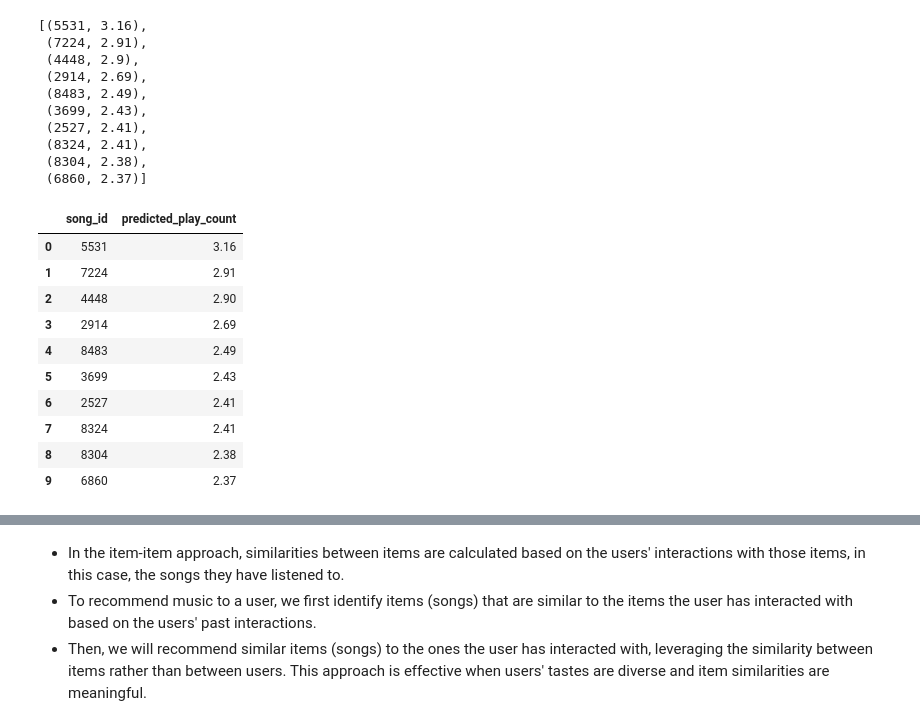
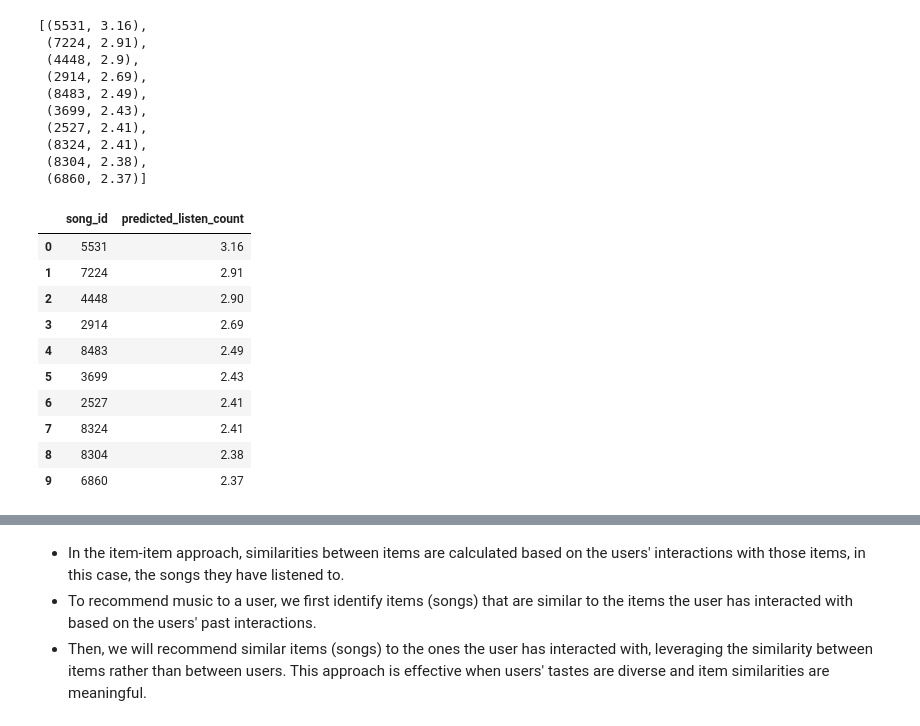
Before and after one commit to ariel-hedvat/AdvancedMLDLCourseAssignments, a Jupyter notebook: finalProject/Recommendation_System_Project_Group_4.ipynb, the cells around one changed output, grey strips where cells are left out. Saved outputs shown, nothing was run; the diff lists cells and outputs as text; code cells hidden in the pictures.

```diff
--- a/finalProject/Recommendation_System_Project_Group_4.ipynb
+++ b/finalProject/Recommendation_System_Project_Group_4.ipynb
@@ -2159,9 +2171,9 @@ Songs not played by user 67708:
  (8304, 2.38),
  (6860, 2.37)]
 # %%
-pd.DataFrame(recommendations, columns=['song_id', 'predicted_play_count'])
+pd.DataFrame(recommendations, columns=['song_id', 'predicted_listen_count'])
 # %% [output]
-|  | song_id | predicted_play_count |
+|  | song_id | predicted_listen_count |
 | 0 | 5531 | 3.16 |
 | 1 | 7224 | 2.91 |
 | 2 | 4448 | 2.90 |
```
Also changed, not shown: parts of 46 cells of this notebook.
